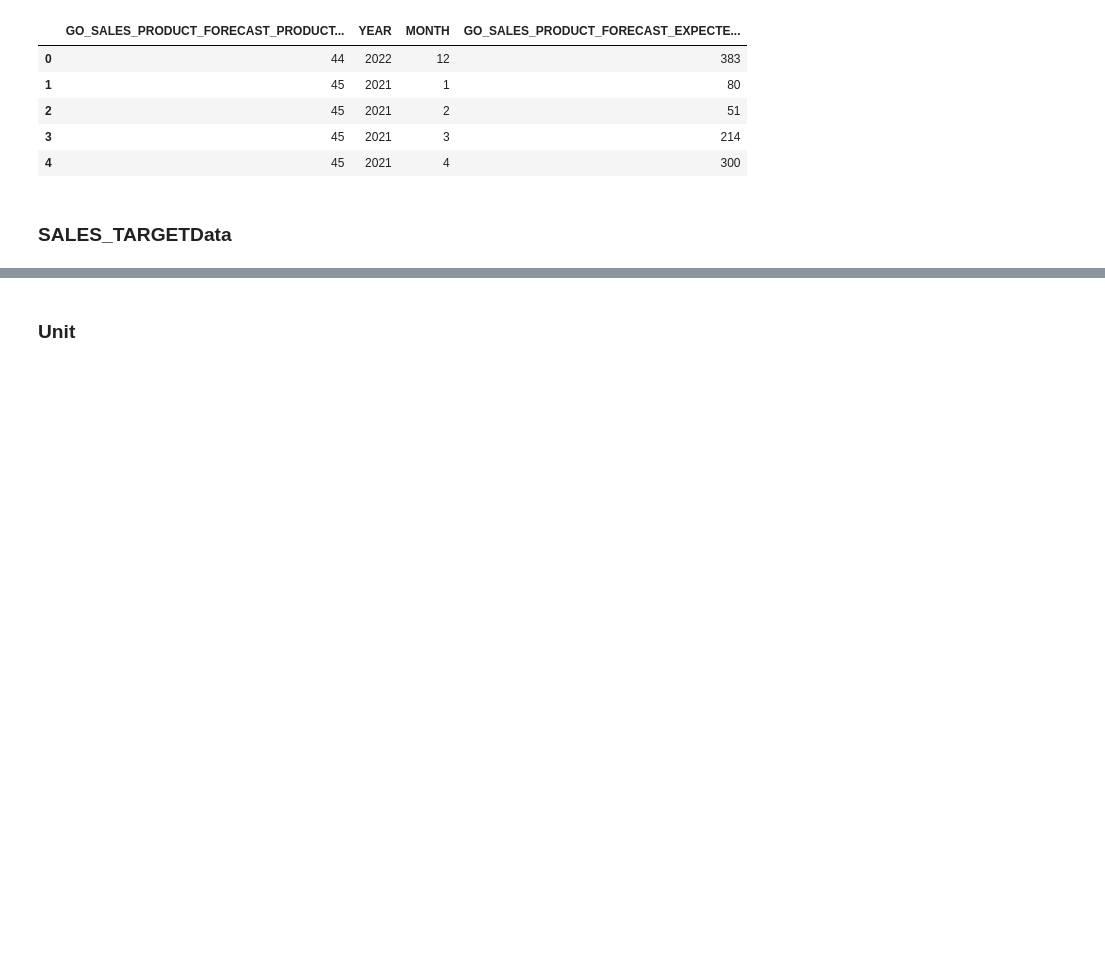
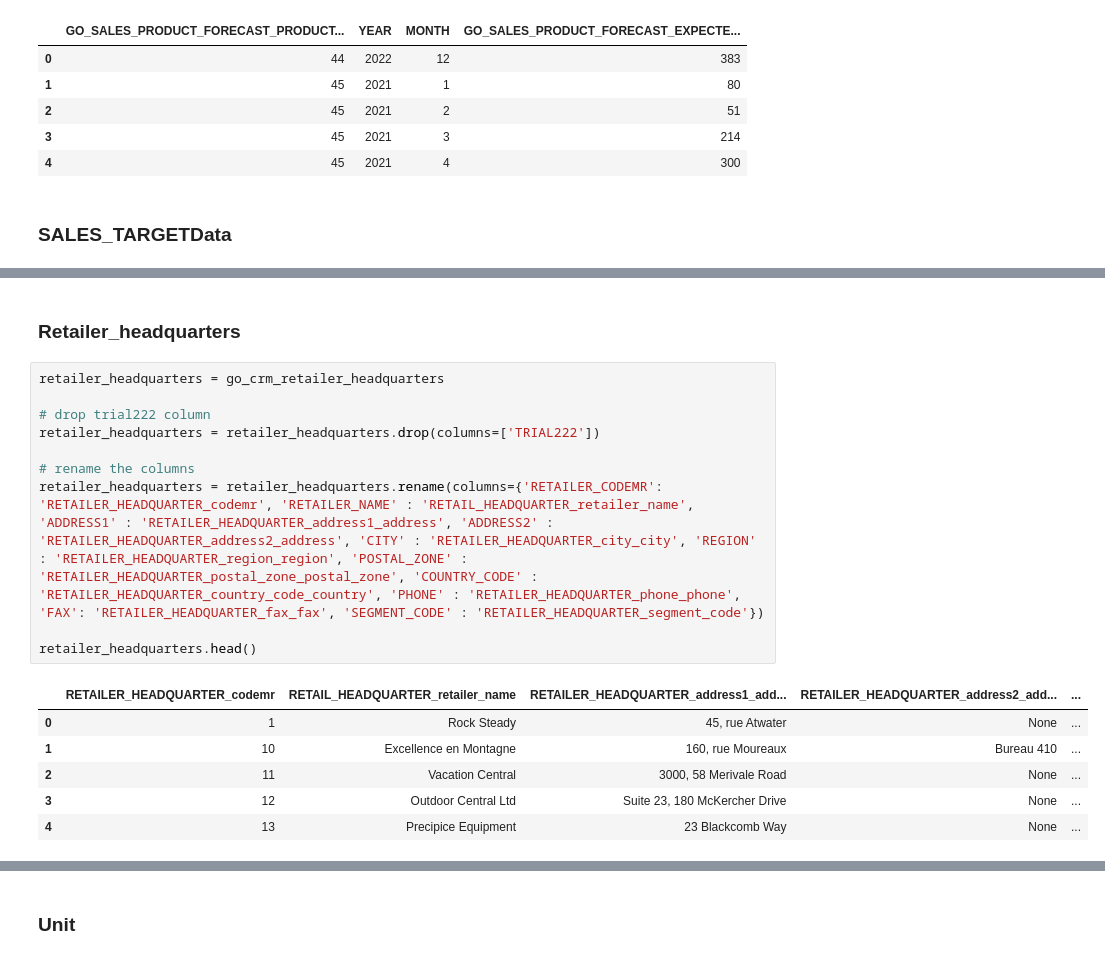
Before and after one commit to Nrojt/SE4-DEDS-Pyhton-opdrachten, a Jupyter notebook: week 4/4.3/Practicum_4.3.ipynb, the cells around one changed output, grey strips where cells are left out. Cells and saved outputs as stored; diff of their text form; blank space fills up the shorter version.

Commit message:
retailer_segment en retailer_headquarter toegevoegd

```diff
--- a/week 4/4.3/Practicum_4.3.ipynb
+++ b/week 4/4.3/Practicum_4.3.ipynb
@@ -702,0 +717,19 @@ GO_SALES_INVENTORY_LEVELS en GO_SALES_PRODUCT_FORECAST hebben ook al de juiste d
+# %% [markdown]
+### Retailer_headquarters
+# %%
+retailer_headquarters = go_crm_retailer_headquarters
+
+# drop trial222 column
+retailer_headquarters = retailer_headquarters.drop(columns=['TRIAL222'])
+
+# rename the columns
+retailer_headquarters = retailer_headquarters.rename(columns={'RETAILER_CODEMR': 'RETAILER_HEADQUARTER_codemr', 'RETAILER_NAME' : 'RETAIL_HEADQUARTER_retailer_name', 'ADDRESS1' : 'RETAILER_HEADQUARTER_address1_address', 'ADDRESS2' : 'RETAILER_HEADQUARTER_address2_address', 'CITY' : 'RETAILER_HEADQUARTER_city_city', 'REGION' : 'RETAILER_HEADQUARTER_region_region', 'POSTAL_ZONE' : 'RETAILER_HEADQUARTER_postal_zone_postal_zone', 'COUNTRY_CODE' : 'RETAILER_HEADQUARTER_country_code_country', 'PHONE' : 'RETAILER_HEADQUARTER_phone_phone', 'FAX': 'RETAILER_HEADQUARTER_fax_fax', 'SEGMENT_CODE' : 'RETAILER_HEADQUARTER_segment_code'})
+
+retailer_headquarters.head()
+# %% [output]
+|  | RETAILER_HEADQUARTER_codemr | RETAIL_HEADQUARTER_retailer_name | RETAILER_HEADQUARTER_address1_add... | RETAILER_HEADQUARTER_address2_add... | ... |
+| 0 | 1 | Rock Steady | 45, rue Atwater | None | ... |
+| 1 | 10 | Excellence en Montagne | 160, rue Moureaux | Bureau 410 | ... |
+| 2 | 11 | Vacation Central | 3000, 58 Merivale Road | None | ... |
+| 3 | 12 | Outdoor Central Ltd | Suite 23, 180 McKercher Drive | None | ... |
+| 4 | 13 | Precipice Equipment | 23 Blackcomb Way | None | ... |
```
Also changed, not shown: parts of 10 cells of this notebook, 1 other file.
